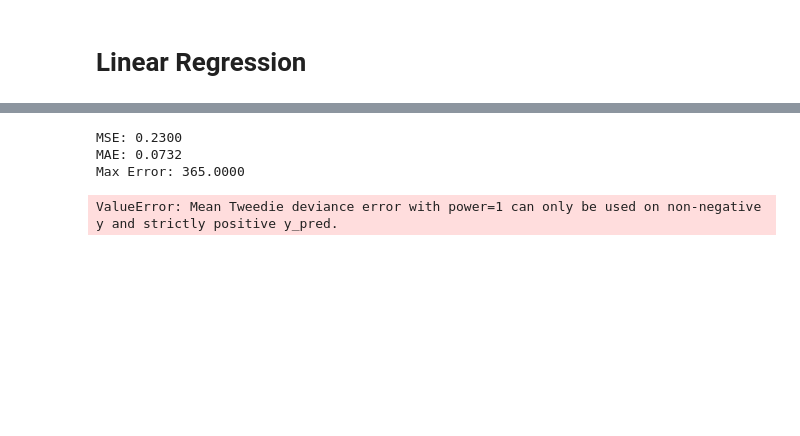
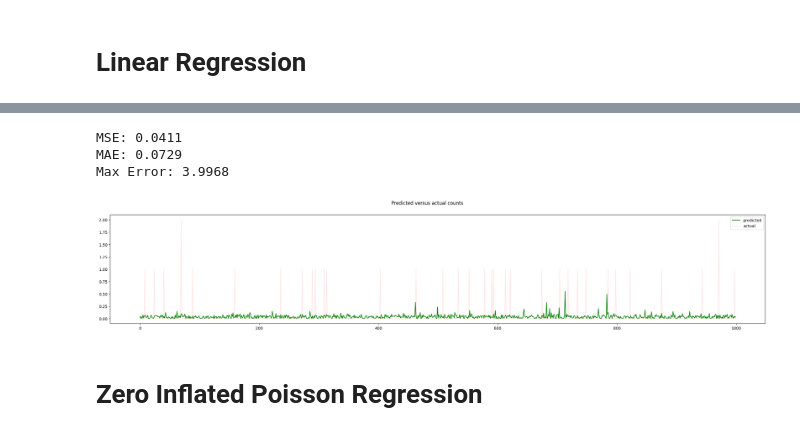
Before and after one commit to yueht23/PGPC2024, a Jupyter notebook: PGPC2024-analysis.ipynb, the cells around one changed output, grey strips where cells are left out. Drawn from its saved outputs; the diff is of its cells as text; code cells hidden in the pictures; blank space fills up the shorter version.

```diff
--- a/PGPC2024-analysis.ipynb
+++ b/PGPC2024-analysis.ipynb
@@ -256,10 +372,5 @@ Mean Poisson Deviance: 0.4636
 # %%
-from sklearn.linear_model import PoissonRegressor
-
-pr = PoissonRegressor(
-    alpha=1e-4, solver="newton-cholesky",
-)
-pr.fit(X_train, y_train, sample_weight=y_train_exposure)
-y_pred = pr.predict(X_test)
-get_score(y_test, y_pred, y_test_exposure)
+formula = "ClaimNb ~ " + " + ".join(X_train.columns)
+poisson = Poisson.from_formula(formula, data=X_train.join(y_train), offset=np.log(y_train_exposure)).fit()
+poisson.summary()
 # %% [output]
@@ -326,7 +404,13 @@ ValueError: Mean Tweedie deviance error with power=1 can only be used on non-neg
-# %%
-get_score(y_test, y_pred, y_test_exposure)
-# %% [output]
-MSE: 0.2300
-MAE: 0.0732
-Max Error: 365.0000
-ValueError: Mean Tweedie deviance error with power=1 can only be used on non-negative y and strictly positive y_pred.
+# %%
+y_pred = poisson.predict(X_test, offset=np.log(y_test_exposure))
+get_score(y_test, y_pred)
+# %% [output]
+MSE: 0.0411
+MAE: 0.0729
+Max Error: 3.9968
+# %%
+plot_pred_vs_actual(y_pred, y_test)
+# %% [output]
+[figure, added]
+# %% [markdown]
+# Zero Inflated Poisson Regression
```
Also changed, not shown: parts of 28 cells of this notebook.
